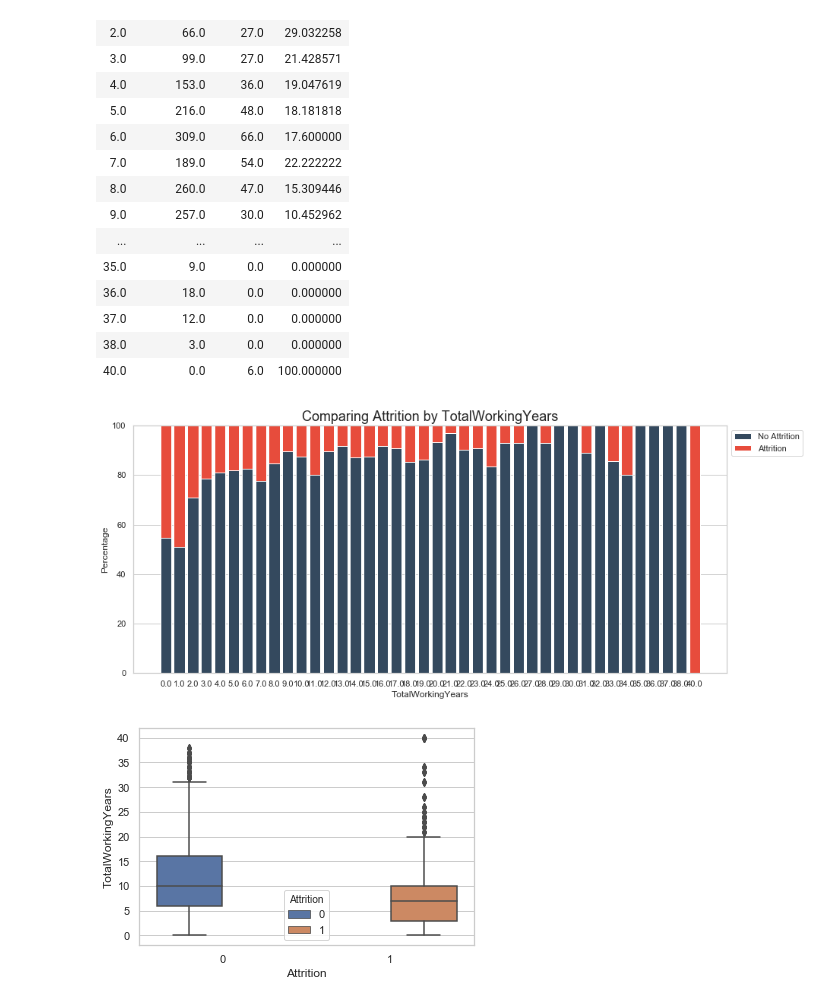
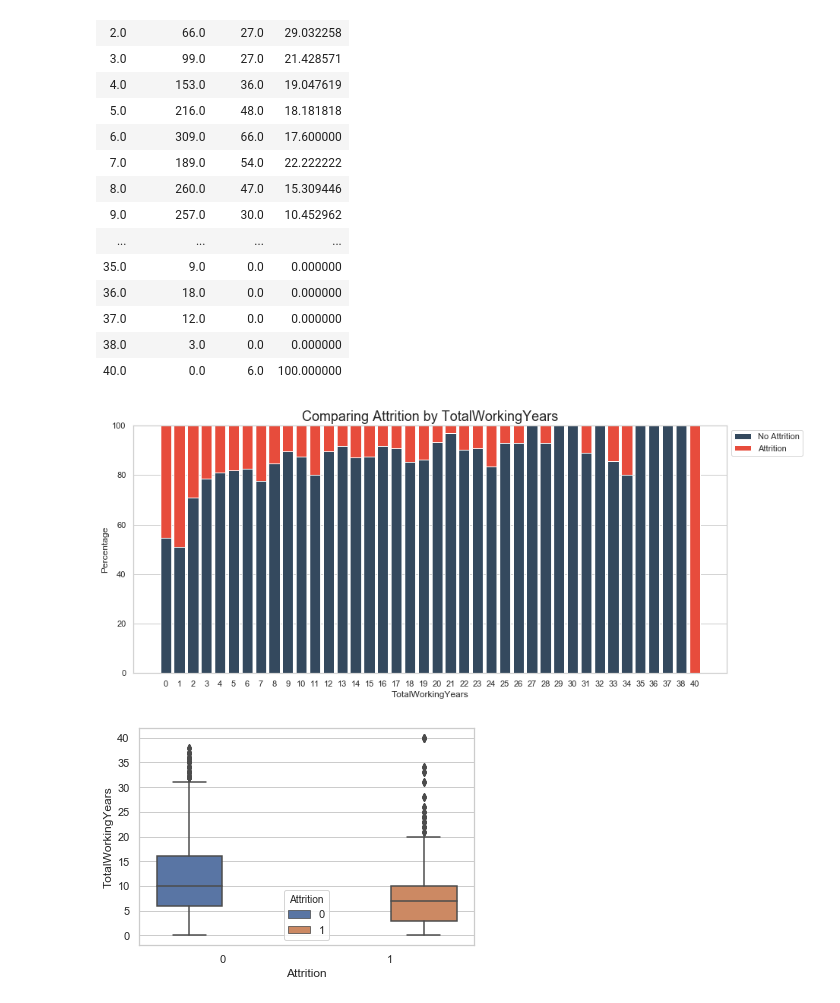
Before and after one commit to diegovallejossalas/HR_Case, a Jupyter notebook: HR_case.ipynb, the cells around one changed output. Drawn from its saved outputs; the diff is of its cells as text; code cells hidden in the pictures.

```diff
--- a/HR_case.ipynb
+++ b/HR_case.ipynb
@@ -745,10 +755,11 @@ dfmaker('TotalWorkingYears')
 | 37.0 | 12.0 | 0.0 | 0.000000 |
 | 38.0 | 3.0 | 0.0 | 0.000000 |
 | 40.0 | 0.0 | 6.0 | 100.000000 |
-# %%
-vmaker('TotalWorkingYears')
-# %% [output]
-[figure, removed]
+# %%
+df['TotalWorkingYears'] = df['TotalWorkingYears'].astype(int)
+vmaker('TotalWorkingYears')
+# %% [output]
+[figure, added]
 # %%
 box('TotalWorkingYears')
 # %% [output]
```
Also changed, not shown: parts of 14 cells of this notebook, 1 other file.
